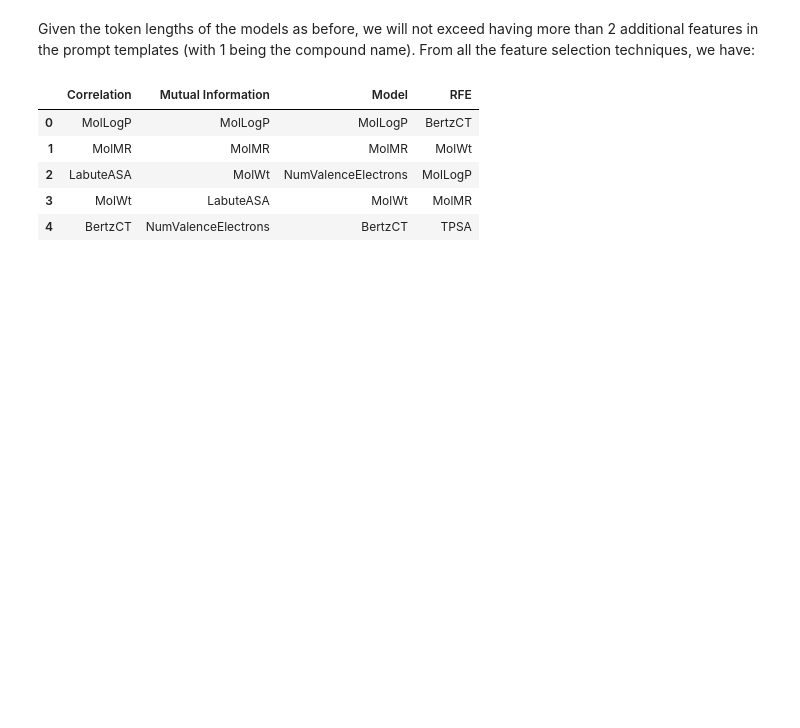
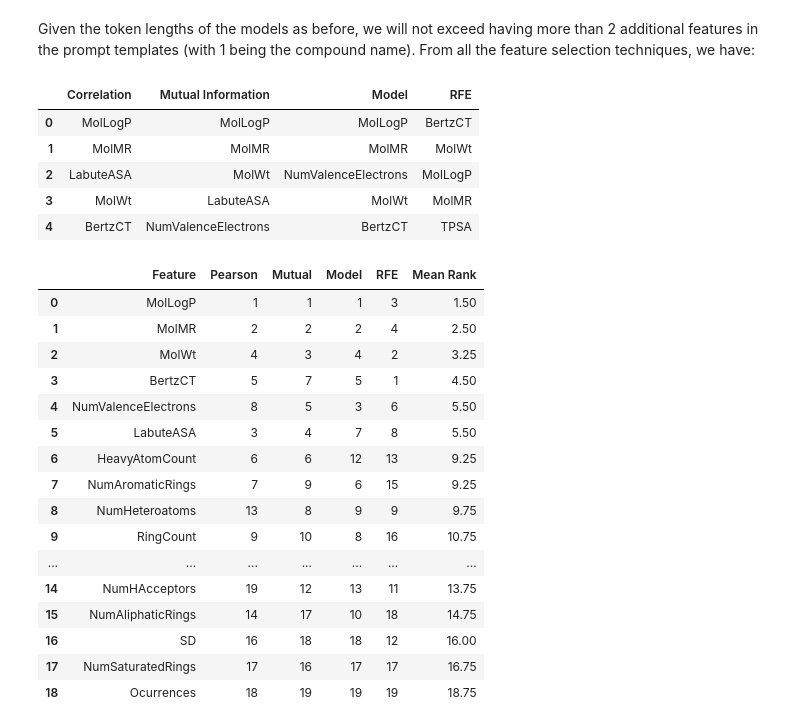
Before and after one commit to siddarthanath/University-College-London, a Jupyter notebook: Thesis/cebo/notebooks/part1.ipynb, the cells around one changed output. Drawn from its saved outputs; the diff is of its cells as text; code cells hidden in the pictures; blank space fills up the shorter version.

```diff
--- a/Thesis/cebo/notebooks/part1.ipynb
+++ b/Thesis/cebo/notebooks/part1.ipynb
@@ -307,5 +323,44 @@ final_features_df
 | 2 | LabuteASA | MolWt | NumValenceElectrons | MolLogP |
 | 3 | MolWt | LabuteASA | MolWt | MolMR |
 | 4 | BertzCT | NumValenceElectrons | BertzCT | TPSA |
+# %%
+# NOTE: This was obtained from running the scripts above and then stored so that we do not have to keep running to get the ranks.
+data = {
+    'Feature': ['MolLogP', 'MolWt', 'MolMR', 'BertzCT', 'NumValenceElectrons',
+                'LabuteASA', 'BalabanJ', 'HeavyAtomCount', 'NumAromaticRings',
+                'RingCount', 'NumRotatableBonds', 'NumHDonors', 'NumHeteroatoms',
+                'NumAliphaticRings', 'TPSA', 'SD', 'NumSaturatedRings', 'Ocurrences',
+                'NumHAcceptors'],
+    'Pearson': [1, 4, 2, 5, 8, 3, 12, 6, 7, 9, 10, 11, 13, 14, 15, 16, 17, 18, 19],
+    'Mutual': [1, 3, 2, 7, 5, 4, 11, 6, 9, 10, 14, 15, 8, 17, 13, 18, 16, 19, 12],
+    'Model': [1, 4, 2, 5, 3, 7, 15, 12, 6, 8, 12, 14, 9, 10, 11, 18, 17, 19, 13],
+    'RFE': [3, 2, 4, 1, 6, 8, 7, 13, 15, 16, 10, 14, 9, 18, 5, 12, 17, 19, 11],
+}
+
+# Create the DataFrame
+df = pd.DataFrame(data)
+df['Mean Rank'] = df[['Pearson', 'Mutual', 'Model', 'RFE']].mean(axis=1)
+# Print the DataFrame
+df = df.sort_values(by='Mean Rank', ascending=True)
+df.reset_index(drop=True, inplace=True)
+df
+# %% [output]
+|  | Feature | Pearson | Mutual | Model | RFE | Mean Rank |
+| 0 | MolLogP | 1 | 1 | 1 | 3 | 1.50 |
+| 1 | MolMR | 2 | 2 | 2 | 4 | 2.50 |
+| 2 | MolWt | 4 | 3 | 4 | 2 | 3.25 |
+| 3 | BertzCT | 5 | 7 | 5 | 1 | 4.50 |
+| 4 | NumValenceElectrons | 8 | 5 | 3 | 6 | 5.50 |
+| 5 | LabuteASA | 3 | 4 | 7 | 8 | 5.50 |
+| 6 | HeavyAtomCount | 6 | 6 | 12 | 13 | 9.25 |
+| 7 | NumAromaticRings | 7 | 9 | 6 | 15 | 9.25 |
+| 8 | NumHeteroatoms | 13 | 8 | 9 | 9 | 9.75 |
+| 9 | RingCount | 9 | 10 | 8 | 16 | 10.75 |
+| ... | ... | ... | ... | ... | ... | ... |
+| 14 | NumHAcceptors | 19 | 12 | 13 | 11 | 13.75 |
+| 15 | NumAliphaticRings | 14 | 17 | 10 | 18 | 14.75 |
+| 16 | SD | 16 | 18 | 18 | 12 | 16.00 |
+| 17 | NumSaturatedRings | 17 | 16 | 17 | 17 | 16.75 |
+| 18 | Ocurrences | 18 | 19 | 19 | 19 | 18.75 |
 # %% [markdown]
 <DIV STYLE="background-color:#000000; height:10px; width:100%;">
```
Also changed, not shown: parts of 2 cells of this notebook, 37 other files.
